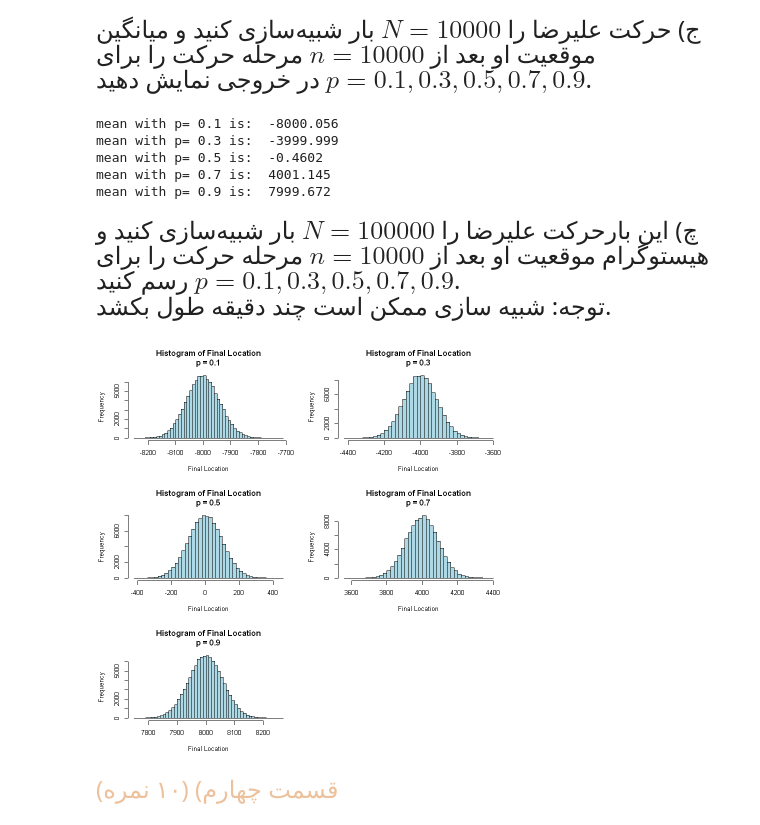
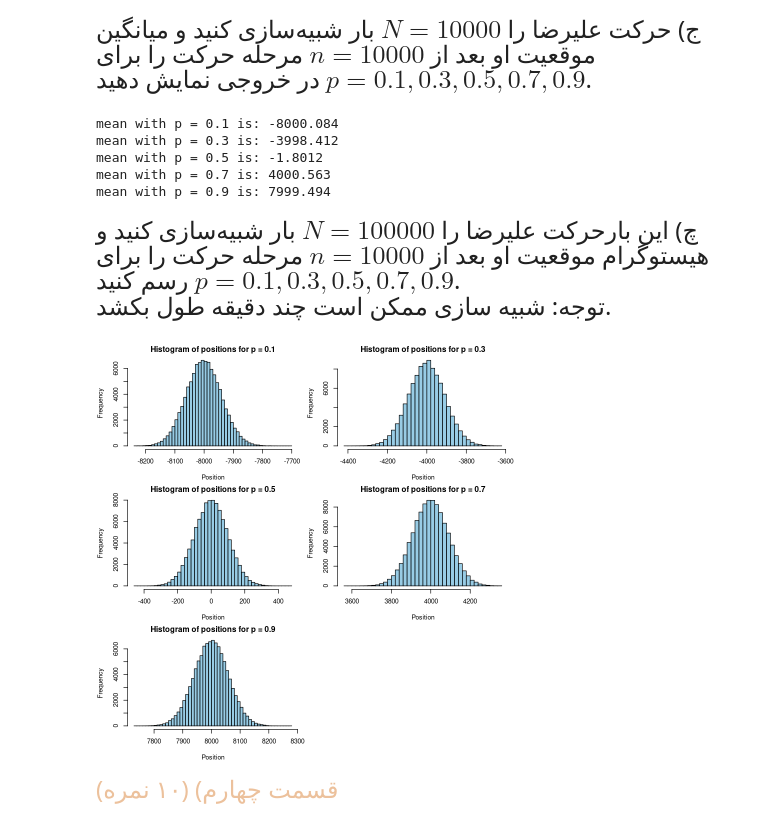
Before and after one commit to semim19/ProbabilityPractical, a Jupyter notebook: EPS___Fall_2024___Practical_Assignment_1___Q2.ipynb, the cells around one changed output. Cells and saved outputs as stored; diff of their text form; code cells hidden in the pictures.

```diff
--- a/EPS___Fall_2024___Practical_Assignment_1___Q2.ipynb
+++ b/EPS___Fall_2024___Practical_Assignment_1___Q2.ipynb
@@ -266,12 +383,33 @@ $p_{Z_n}(z) = P[Z_n = z] = \frac{n!}{\left(\frac{n-z}{2}\right)!\left(\frac{n+z}
 </div>
 # %%
 #todo
+
+simulate_movement <- function(p, n, N) {
+  positions <- numeric(N)
+
+  for (i in 1:N) {
+    steps <- sample(c(-1, 1), size = n, replace = TRUE, prob = c(1 - p, p))
+    positions[i] <- sum(steps)
+  }
+
+  mean_position <- mean(positions)
+  return(mean_position)
+}
+
+n <- 10000
+N <- 10000
+p_values <- c(0.1, 0.3, 0.5, 0.7, 0.9)
+
+for (p in p_values) {
+  mean_position <- simulate_movement(p, n, N)
+  cat("mean with p =", p, "is:", mean_position, "\n")
+}
 # %% [output]
-mean with p= 0.1 is:  -8000.056
-mean with p= 0.3 is:  -3999.999
-mean with p= 0.5 is:  -0.4602
-mean with p= 0.7 is:  4001.145
-mean with p= 0.9 is:  7999.672
+mean with p = 0.1 is: -8000.084
+mean with p = 0.3 is: -3998.412
+mean with p = 0.5 is: -1.8012
+mean with p = 0.7 is: 4000.563
+mean with p = 0.9 is: 7999.494
 # %% [markdown]
 <div dir = "rtl" style="direction:rtl;line-height:250%;">
   <font face="XB Zar" size=5>
@@ -282,8 +420,30 @@ mean with p= 0.9 is:  7999.672
 </div>
 # %%
 #todo
+simulate_movement <- function(p, n, N) {
+  positions <- numeric(N)
+  for (i in 1:N) {
+    steps <- sample(c(-1, 1), size = n, replace = TRUE, prob = c(1 - p, p))
+    positions[i] <- sum(steps)
+  }
+  return(positions)
+}
+
+n <- 10000
+N <- 100000
+p_values <- c(0.1, 0.3, 0.5, 0.7, 0.9)
+
+par(mfrow = c(3, 2), mar = c(4, 4, 2, 1))
+
+for (p in p_values) {
+  positions <- simulate_movement(p, n, N)
+  hist(positions, breaks = 50,
+       main = paste("Histogram of positions for p =", p),
+       xlab = "Position", ylab = "Frequency",
+       col = rgb(0.2, 0.6, 0.8, 0.5), border = "black")
+}
 # %% [output]
-[figure, old version]
+[figure, new version]
 # %% [markdown]
 <div dir = "rtl" style="direction:rtl;line-height:200%;">
 	<font face="XB Zar" color=#ECC19C size=5>
```
Also changed, not shown: parts of 10 cells of this notebook.
